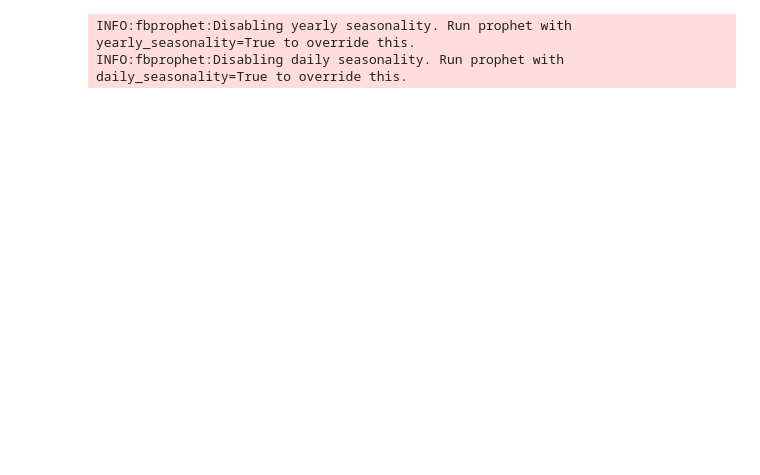
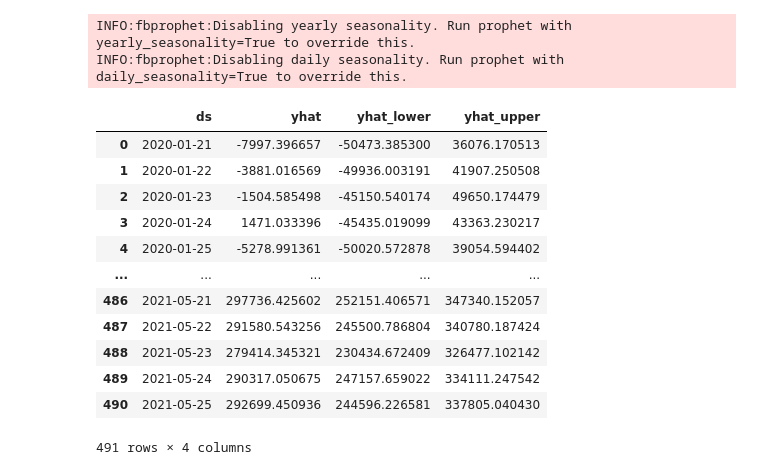
Before and after one commit to mitkrieg/covid-timeseries, a Jupyter notebook: covid_timeseries.ipynb, the cells around one changed output. Cells and saved outputs as stored; diff of their text form; code cells hidden in the pictures; blank space fills up the shorter version.

```diff
--- a/covid_timeseries.ipynb
+++ b/covid_timeseries.ipynb
@@ -25,10 +31,23 @@ ts.head()
 # %%
 m = Prophet()
 m.fit(ts)
 
-future = m.make_future_dataframe(periods=365, freq='D')
+future = m.make_future_dataframe(periods=100)
 forcast = m.predict(future)
 forcast[['ds','yhat','yhat_lower','yhat_upper']]
 # %% [output]
 INFO:fbprophet:Disabling yearly seasonality. Run prophet with yearly_seasonality=True to override this.
 INFO:fbprophet:Disabling daily seasonality. Run prophet with daily_seasonality=True to override this.
+|  | ds | yhat | yhat_lower | yhat_upper |
+| 0 | 2020-01-21 | -7997.396657 | -50473.385300 | 36076.170513 |
+| 1 | 2020-01-22 | -3881.016569 | -49936.003191 | 41907.250508 |
+| 2 | 2020-01-23 | -1504.585498 | -45150.540174 | 49650.174479 |
+| 3 | 2020-01-24 | 1471.033396 | -45435.019099 | 43363.230217 |
+| 4 | 2020-01-25 | -5278.991361 | -50020.572878 | 39054.594402 |
+| ... | ... | ... | ... | ... |
+| 486 | 2021-05-21 | 297736.425602 | 252151.406571 | 347340.152057 |
+| 487 | 2021-05-22 | 291580.543256 | 245500.786804 | 340780.187424 |
+| 488 | 2021-05-23 | 279414.345321 | 230434.672409 | 326477.102142 |
+| 489 | 2021-05-24 | 290317.050675 | 247157.659022 | 334111.247542 |
+| 490 | 2021-05-25 | 292699.450936 | 244596.226581 | 337805.040430 |
+491 rows × 4 columns
```
Also changed, not shown: parts of 7 cells of this notebook.
